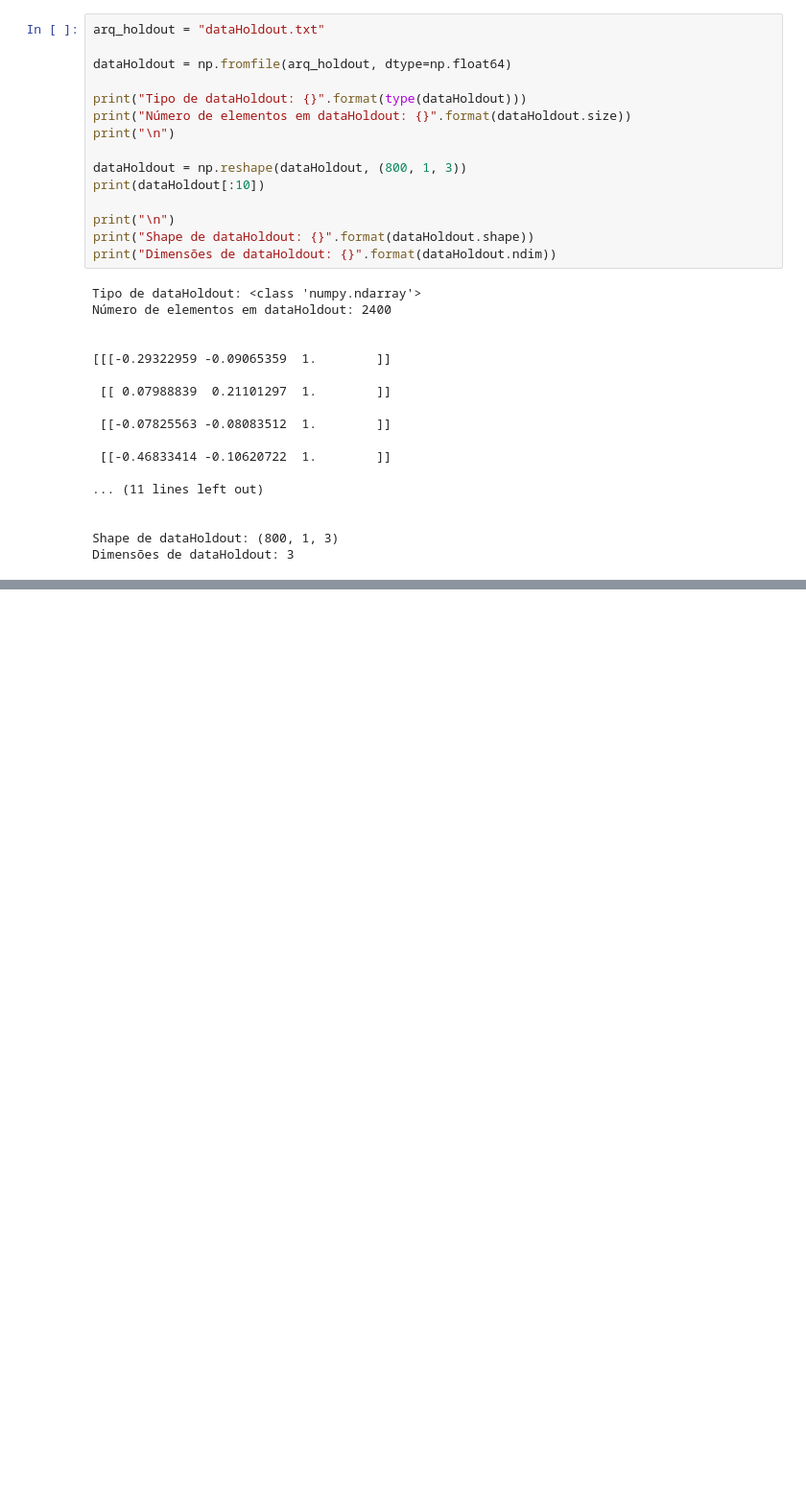
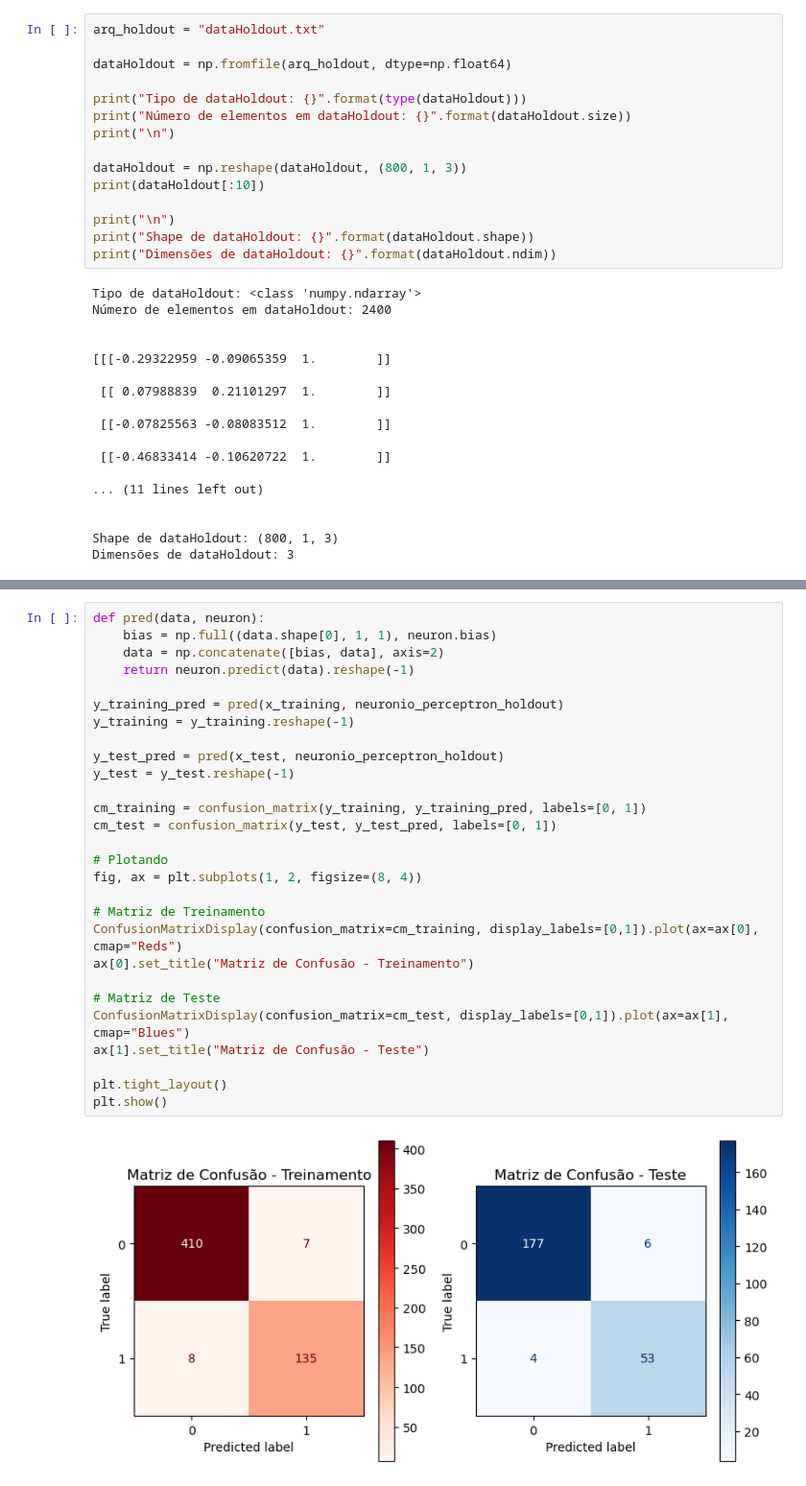
Before and after one commit to yoRitayo/RNA_PP2, a Jupyter notebook: atividade.ipynb, the cells around one changed output, grey strips where cells are left out. Shown at 96% size. Drawn from its saved outputs; the diff is of its cells as text; blank space fills up the shorter version.

```diff
--- a/atividade.ipynb
+++ b/atividade.ipynb
@@ -459,0 +476,30 @@ holdout_line_grafico(dataHoldout,neuronio_perceptron_holdout.weights,"Distruibui
+# %%
+def pred(data, neuron):
+    bias = np.full((data.shape[0], 1, 1), neuron.bias)
+    data = np.concatenate([bias, data], axis=2)
+    return neuron.predict(data).reshape(-1)
+
+y_training_pred = pred(x_training, neuronio_perceptron_holdout)
+y_training = y_training.reshape(-1)
+
+y_test_pred = pred(x_test, neuronio_perceptron_holdout)
+y_test = y_test.reshape(-1)
+
+cm_training = confusion_matrix(y_training, y_training_pred, labels=[0, 1])
+cm_test = confusion_matrix(y_test, y_test_pred, labels=[0, 1])
+
+# Plotando
+fig, ax = plt.subplots(1, 2, figsize=(8, 4))
+
+# Matriz de Treinamento
+ConfusionMatrixDisplay(confusion_matrix=cm_training, display_labels=[0,1]).plot(ax=ax[0], cmap="Reds")
+ax[0].set_title("Matriz de Confusão - Treinamento")
+
+# Matriz de Teste
+ConfusionMatrixDisplay(confusion_matrix=cm_test, display_labels=[0,1]).plot(ax=ax[1], cmap="Blues")
+ax[1].set_title("Matriz de Confusão - Teste")
+
+plt.tight_layout()
+plt.show()
+# %% [output]
+[figure, added]
```
Also changed, not shown: parts of 16 cells of this notebook, 1 other file.
